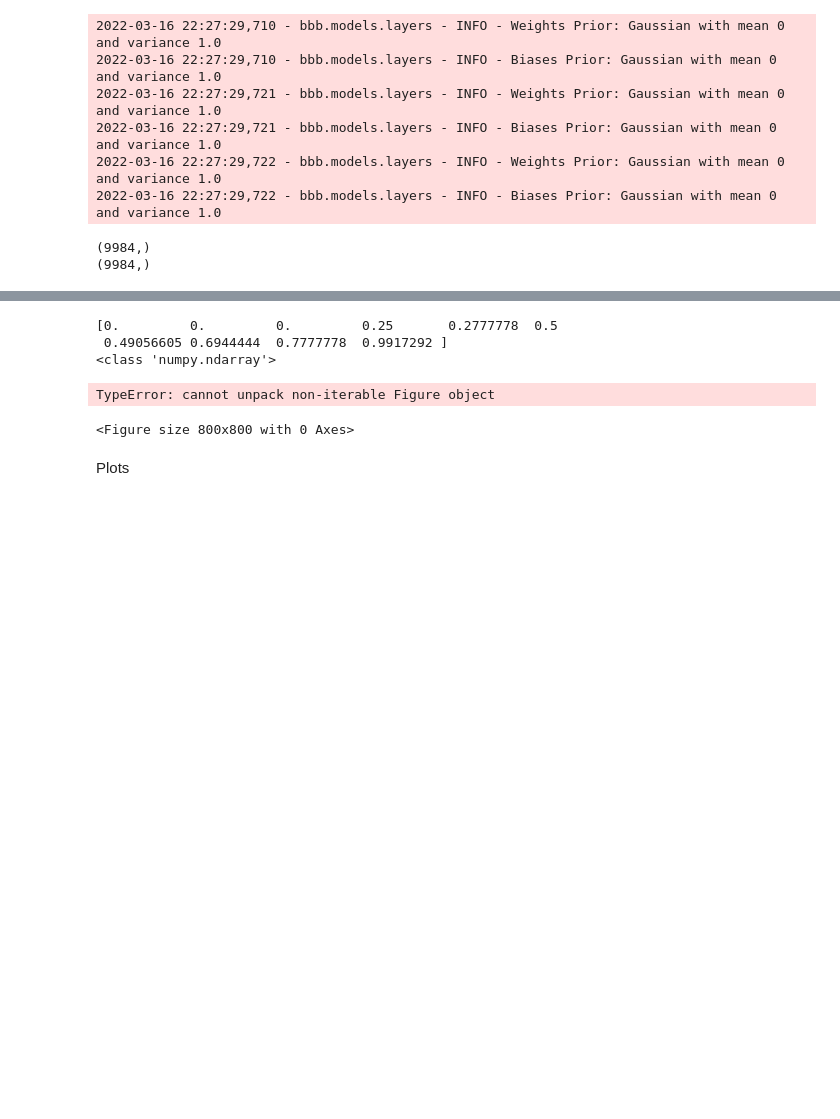
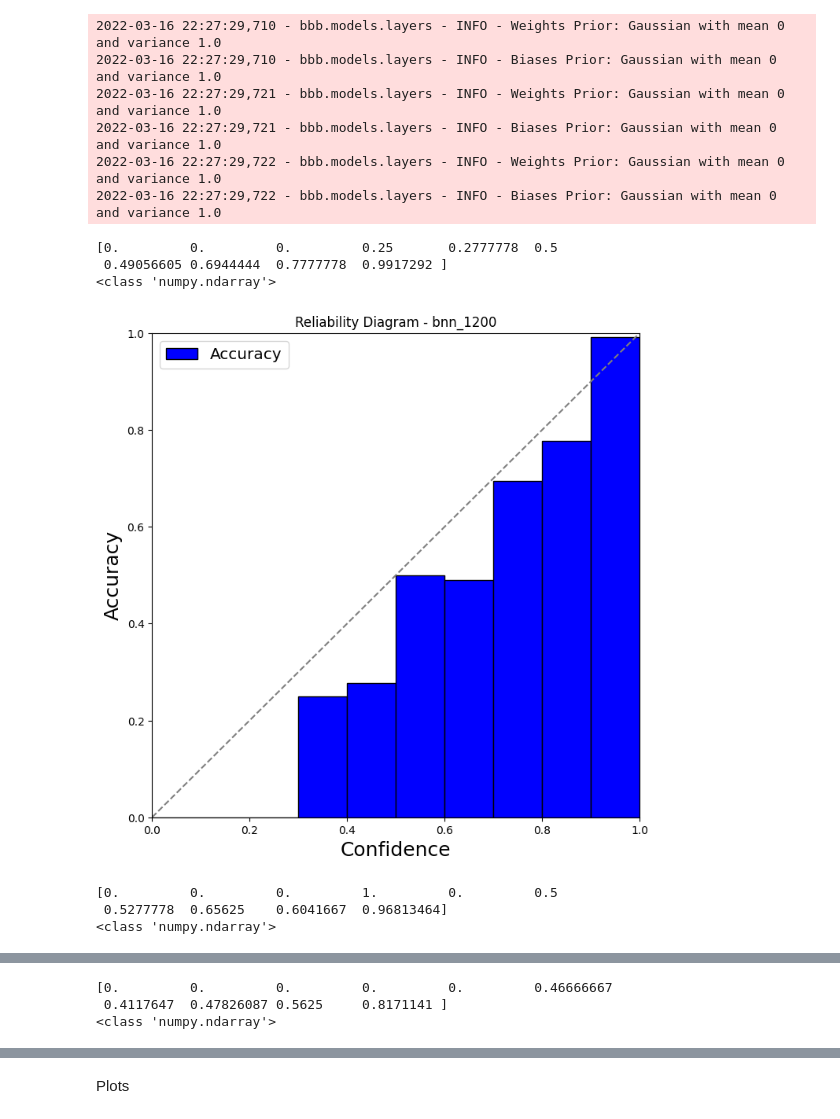
Before and after one commit to Cambridge-Uni-MLMI-Advanced-ML-21-22-G7/BBB, a Jupyter notebook: jupyter/classification.ipynb, the cells around one changed output, grey strips where cells are left out. Saved outputs shown, nothing was run; the diff lists cells and outputs as text; code cells hidden in the pictures; blank space fills up the shorter version.

Commit message:
Plots

```diff
--- a/jupyter/classification.ipynb
+++ b/jupyter/classification.ipynb
@@ -279,15 +279,21 @@ for model in models:
 
     model_dict[model]['probs']['max'] = np.array(model_dict[model]['probs']['max']).flatten()
 # %%
-model = models[0]
+from ece_loss import make_model_diagrams
 
-probs = model_dict[model]['probs']['all']
-conf = model_dict[model]['probs']['max']
-preds = model_dict[model]['preds']['all']
-labels = model_dict[model]['labels']
+for model in models:
 
-print(np.shape(conf))
-print(np.shape(labels))
+    probs = model_dict[model]['probs']['all']
+    conf = model_dict[model]['probs']['max']
+    preds = model_dict[model]['preds']['all']
+    labels = model_dict[model]['labels']
+
+    make_model_diagrams(probabilities=torch.from_numpy(np.array(probs)), predictions=torch.from_numpy(np.array(preds)), confidences=torch.from_numpy(np.array(conf)), labels=torch.from_numpy(np.array(labels)), model=model)
 # %% [output]
-(9984,)
-(9984,)
+[0.         0.         0.         0.25       0.2777778  0.5
+ 0.49056605 0.6944444  0.7777778  0.9917292 ]
+<class 'numpy.ndarray'>
+[figure, added]
+[0.         0.         0.         1.         0.         0.5
+ 0.5277778  0.65625    0.6041667  0.96813464]
+<class 'numpy.ndarray'>
@@ -293,0 +301,3 @@ print(np.shape(labels))
+[0.         0.         0.         0.         0.         0.46666667
+ 0.4117647  0.47826087 0.5625     0.8171141 ]
+<class 'numpy.ndarray'>
@@ -296,11 +305,3 @@ from ece_loss import make_model_diagrams
-# %%
-fig, ax = make_model_diagrams(probabilities=torch.from_numpy(np.array(probs)), predictions=torch.from_numpy(np.array(preds)), confidences=torch.from_numpy(np.array(conf)), labels=torch.from_numpy(np.array(labels)))
-# %% [output]
-[0.         0.         0.         0.25       0.2777778  0.5
- 0.49056605 0.6944444  0.7777778  0.9917292 ]
-<class 'numpy.ndarray'>
-TypeError: cannot unpack non-iterable Figure object
-<Figure size 800x800 with 0 Axes>
 # %% [markdown]
 Plots
 # %%
```
Also changed, not shown: parts of 2 cells of this notebook, 1 other file.
